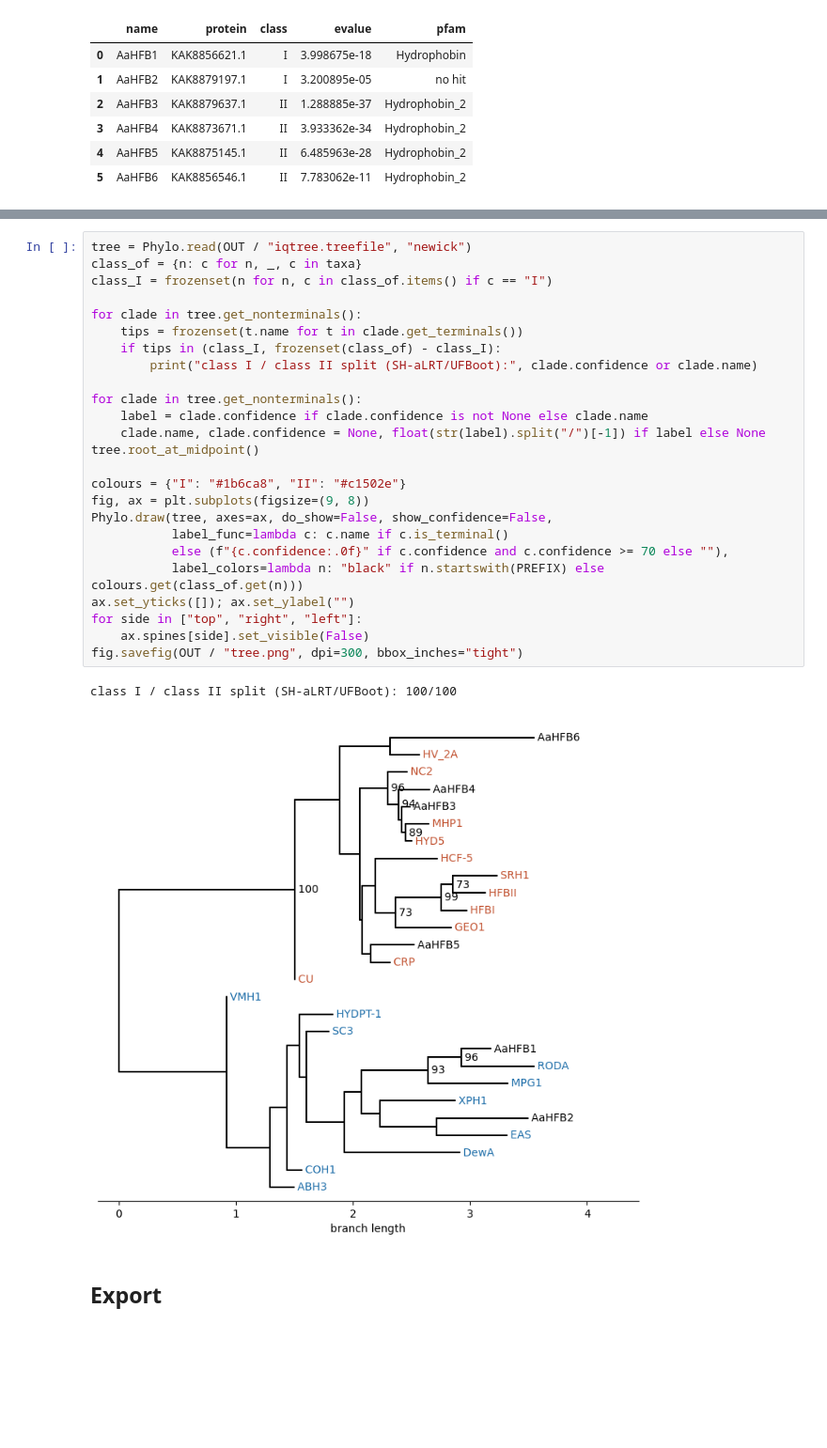
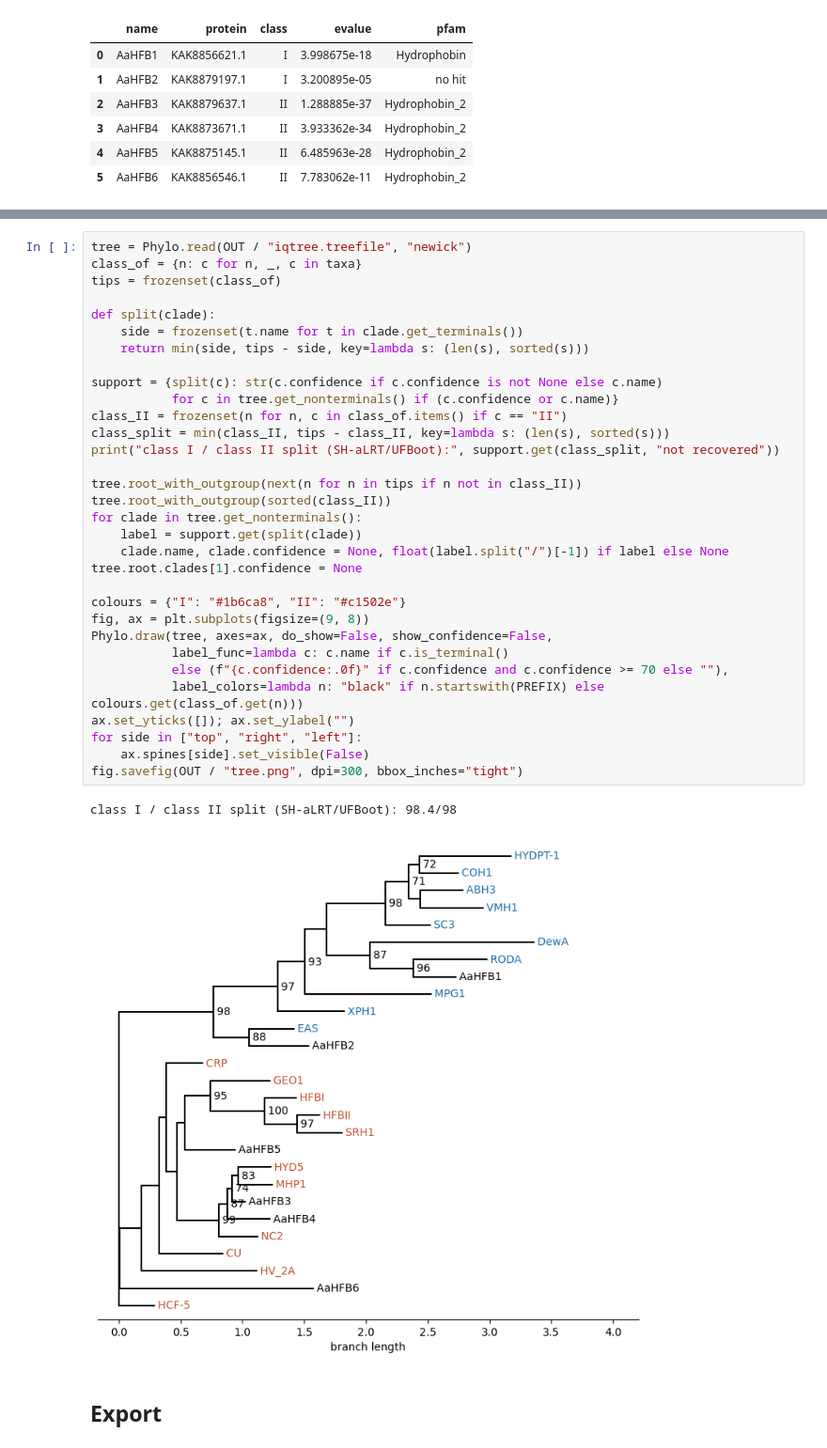
Before and after one commit to TerpmikaelAAU/hydrophobin-hmm, a Jupyter notebook: hydrophobins.ipynb, the cells around one changed output, grey strips where cells are left out. Shown at 94% size. Cells and saved outputs as stored; diff of their text form; blank space fills up the shorter version.

```diff
--- a/hydrophobins.ipynb
+++ b/hydrophobins.ipynb
@@ -185,31 +178,38 @@ print(matrix.shape[1], "alignment columns;", model.strip())
 # %%
 tree = Phylo.read(OUT / "iqtree.treefile", "newick")
 class_of = {n: c for n, _, c in taxa}
-class_I = frozenset(n for n, c in class_of.items() if c == "I")
+tips = frozenset(class_of)
 
+def split(clade):
+    side = frozenset(t.name for t in clade.get_terminals())
+    return min(side, tips - side, key=lambda s: (len(s), sorted(s)))
+
+support = {split(c): str(c.confidence if c.confidence is not None else c.name)
+           for c in tree.get_nonterminals() if (c.confidence or c.name)}
+class_II = frozenset(n for n, c in class_of.items() if c == "II")
+class_split = min(class_II, tips - class_II, key=lambda s: (len(s), sorted(s)))
+print("class I / class II split (SH-aLRT/UFBoot):", support.get(class_split, "not recovered"))
+
+tree.root_with_outgroup(next(n for n in tips if n not in class_II))
+tree.root_with_outgroup(sorted(class_II))
 for clade in tree.get_nonterminals():
-    tips = frozenset(t.name for t in clade.get_terminals())
-    if tips in (class_I, frozenset(class_of) - class_I):
-        print("class I / class II split (SH-aLRT/UFBoot):", clade.confidence or clade.name)
-
-for clade in tree.get_nonterminals():
-    label = clade.confidence if clade.confidence is not None else clade.name
-    clade.name, clade.confidence = None, float(str(label).split("/")[-1]) if label else None
-tree.root_at_midpoint()
+    label = support.get(split(clade))
+    clade.name, clade.confidence = None, float(label.split("/")[-1]) if label else None
+tree.root.clades[1].confidence = None
 
 colours = {"I": "#1b6ca8", "II": "#c1502e"}
 fig, ax = plt.subplots(figsize=(9, 8))
 Phylo.draw(tree, axes=ax, do_show=False, show_confidence=False,
            label_func=lambda c: c.name if c.is_terminal()
            else (f"{c.confidence:.0f}" if c.confidence and c.confidence >= 70 else ""),
            label_colors=lambda n: "black" if n.startswith(PREFIX) else colours.get(class_of.get(n)))
 ax.set_yticks([]); ax.set_ylabel("")
 for side in ["top", "right", "left"]:
     ax.spines[side].set_visible(False)
 fig.savefig(OUT / "tree.png", dpi=300, bbox_inches="tight")
 # %% [output]
-class I / class II split (SH-aLRT/UFBoot): 100/100
+class I / class II split (SH-aLRT/UFBoot): 98.4/98
-[figure, old version]
+[figure, new version]
 # %% [markdown]
 ## Export
 # %%
```
Also changed, not shown: parts of 4 cells of this notebook, 1 other file.
